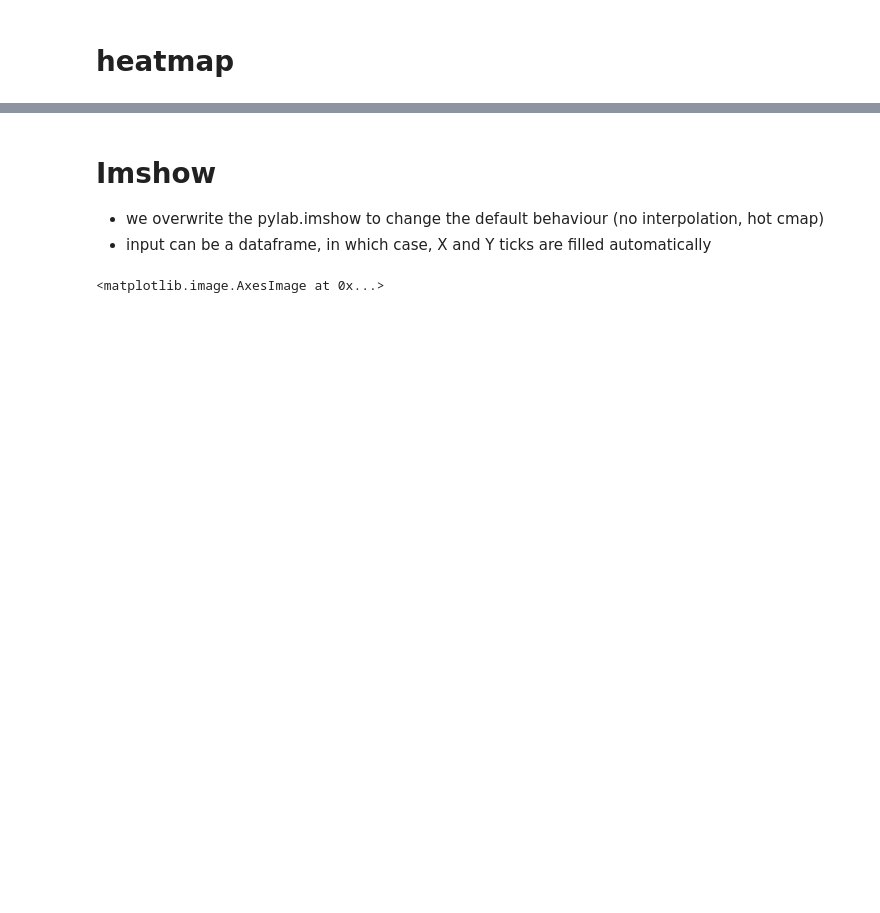
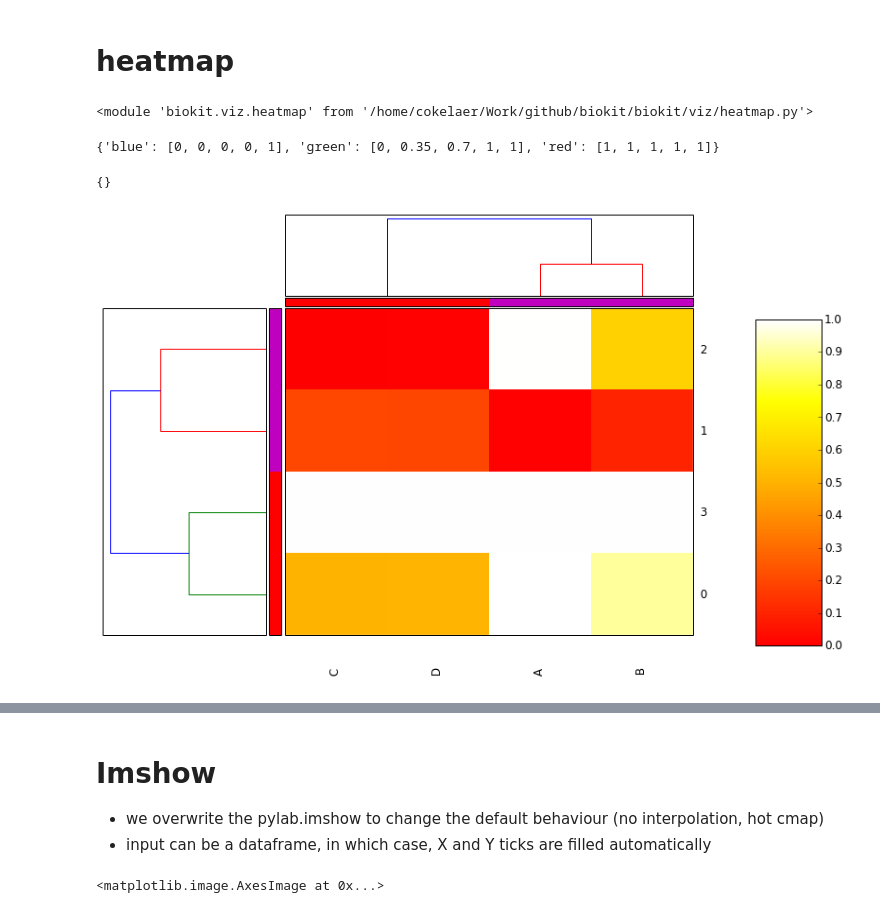
Before and after one commit to biokit/biokit, a Jupyter notebook: notebooks/viz/biokit.viz examples.ipynb, the cells around one changed output, grey strips where cells are left out. Drawn from its saved outputs; the diff is of its cells as text; code cells hidden in the pictures; blank space fills up the shorter version.

```diff
--- a/notebooks/viz/biokit.viz examples.ipynb
+++ b/notebooks/viz/biokit.viz examples.ipynb
@@ -49,2 +52,16 @@ dummy = extra.scatter_hist(df, kargs_scatter={'c':'r', 's':30},
 # %% [markdown]
 # heatmap
+# %%
+from biokit.viz import heatmap
+reload(heatmap)
+# %% [output]
+<module 'biokit.viz.heatmap' from '/home/cokelaer/Work/github/biokit/biokit/viz/heatmap.py'>
+# %%
+df = heatmap.get_heatmap_df()
+# %%
+h = heatmap.Heatmap(df)
+h.plot()
+# %% [output]
+{'blue': [0, 0, 0, 0, 1], 'green': [0, 0.35, 0.7, 1, 1], 'red': [1, 1, 1, 1, 1]}
+{}
+[figure, added]
```
Also changed, not shown: parts of 9 cells of this notebook, 4 other files.
